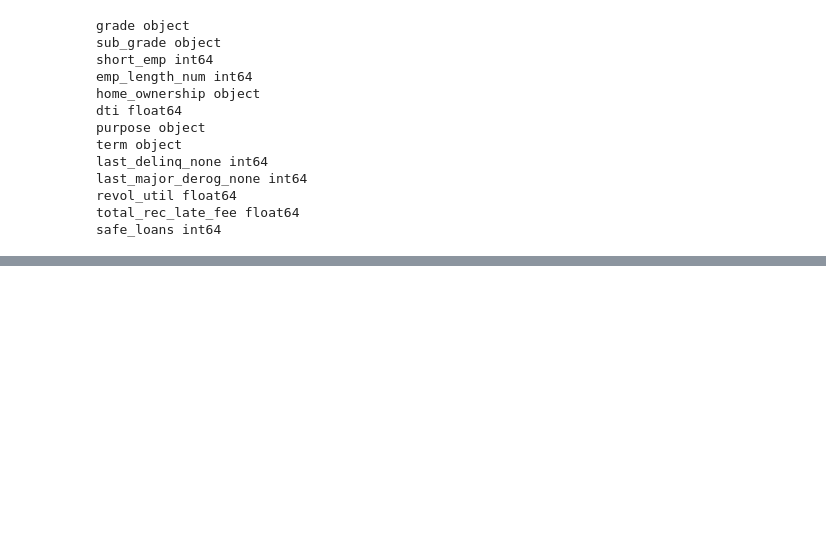
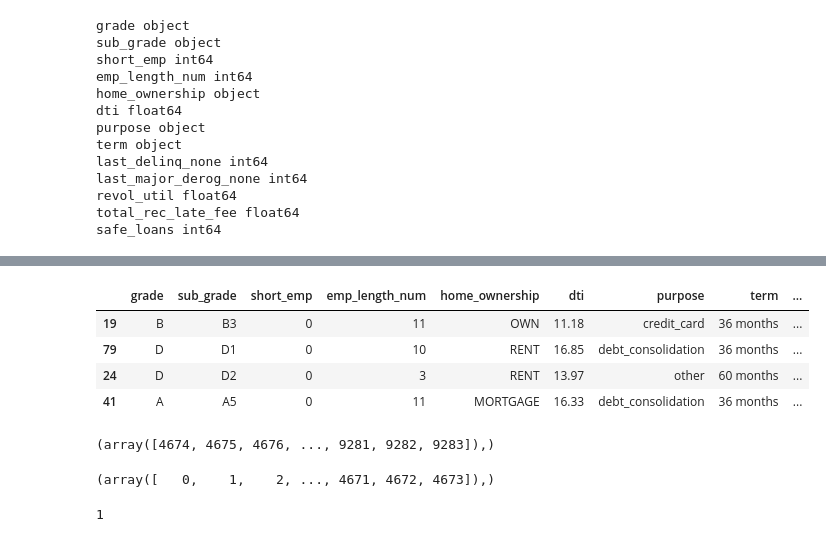
Before and after one commit to ah3200/Classification, a Jupyter notebook: week3/Safe-loan-decision-tree.ipynb, the cells around one changed output, grey strips where cells are left out. Saved outputs shown, nothing was run; the diff lists cells and outputs as text; code cells hidden in the pictures; blank space fills up the shorter version.

```diff
--- a/week3/Safe-loan-decision-tree.ipynb
+++ b/week3/Safe-loan-decision-tree.ipynb
@@ -183,0 +241,27 @@ TypeError: 'sklearn.tree._tree.Tree' object has no attribute '__getitem__'
+# %%
+validation_safe_loans = validation_data[validation_data[target] == 1]
+validation_risky_loans = validation_data[validation_data[target] == -1]
+
+sample_validation_data_risky = validation_risky_loans[0:2]
+sample_validation_data_safe = validation_safe_loans[0:2]
+
+sample_validation_data = sample_validation_data_safe.append(sample_validation_data_risky)
+sample_validation_data
+# %% [output]
+|  | grade | sub_grade | short_emp | emp_length_num | home_ownership | dti | purpose | term | ... |
+| 19 | B | B3 | 0 | 11 | OWN | 11.18 | credit_card | 36 months | ... |
+| 79 | D | D1 | 0 | 10 | RENT | 16.85 | debt_consolidation | 36 months | ... |
+| 24 | D | D2 | 0 | 3 | RENT | 13.97 | other | 60 months | ... |
+| 41 | A | A5 | 0 | 11 | MORTGAGE | 16.33 | debt_consolidation | 36 months | ... |
+# %%
+np.where(y_validation == +1)
+# %% [output]
+(array([4674, 4675, 4676, ..., 9281, 9282, 9283]),)
+# %%
+np.where(y_validation == -1)
+# %% [output]
+(array([   0,    1,    2, ..., 4671, 4672, 4673]),)
+# %%
+y_validation[4674]
+# %% [output]
+1
```
Also changed, not shown: parts of 51 cells of this notebook, 1 other file.
